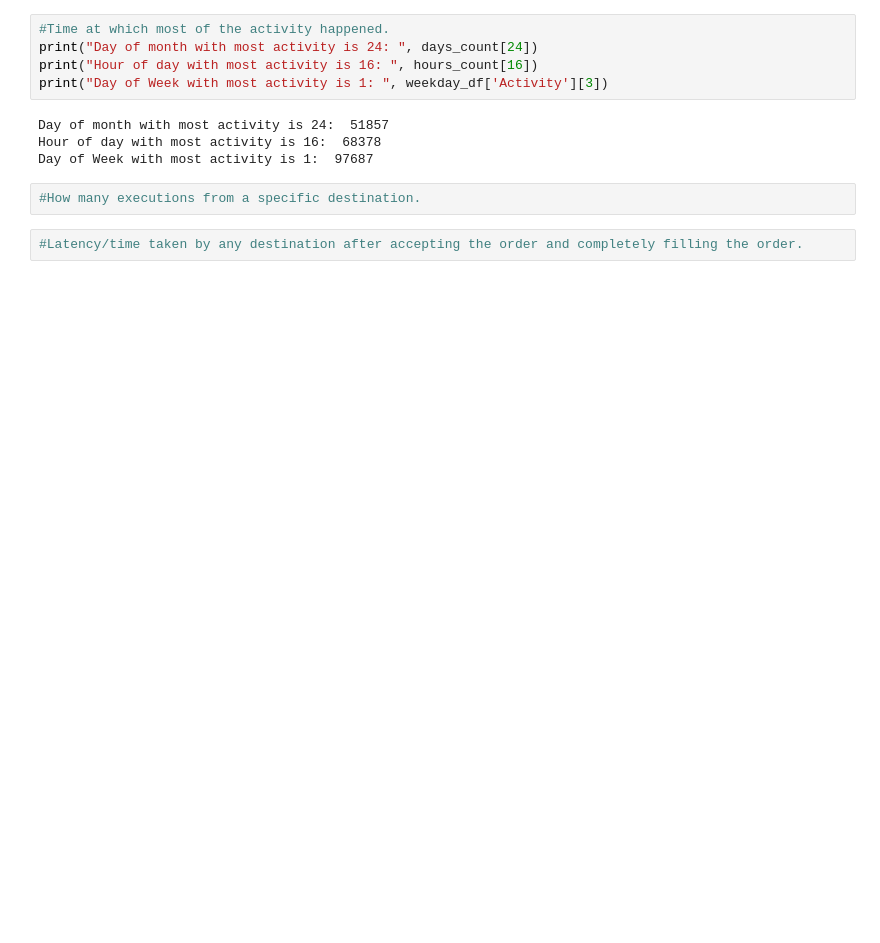
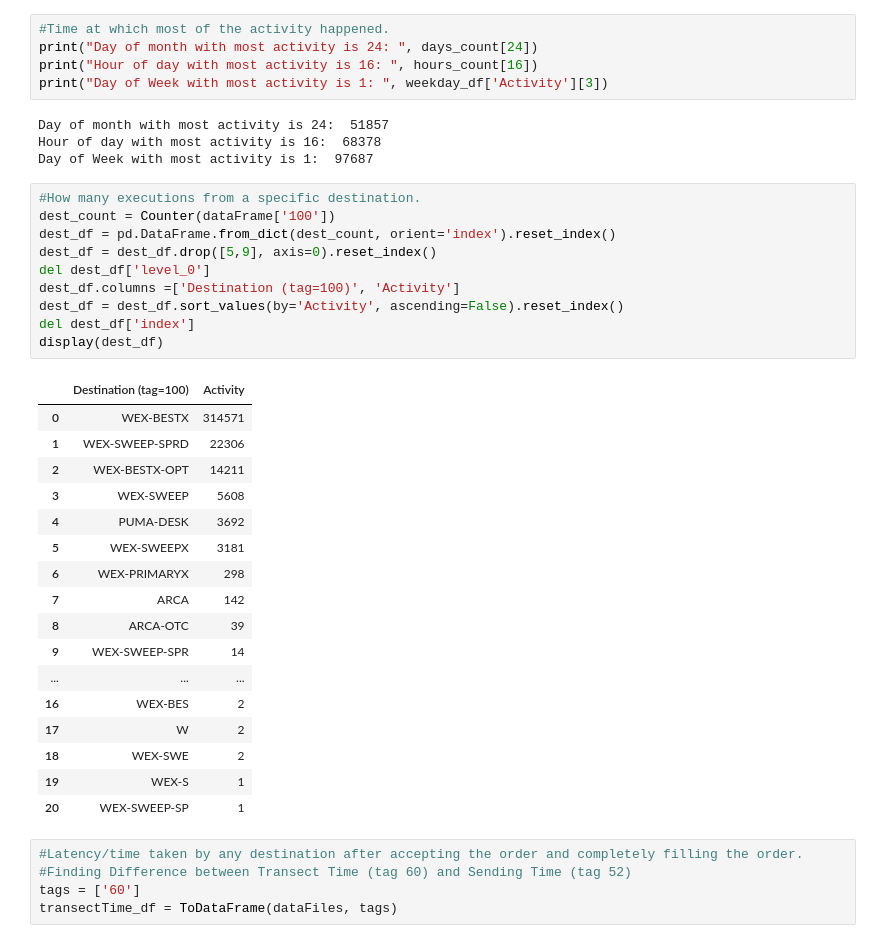
Before and after one commit to bilallogiciel/FIX-Parser, a Jupyter notebook: FIX_Parser.ipynb, the cells around one changed output. Cells and saved outputs as stored; diff of their text form; blank space fills up the shorter version.

```diff
--- a/FIX_Parser.ipynb
+++ b/FIX_Parser.ipynb
@@ -292,7 +311,36 @@ print("Day of Week with most activity is 1: ", weekday_df['Activity'][3])
 Day of month with most activity is 24:  51857
 Hour of day with most activity is 16:  68378
 Day of Week with most activity is 1:  97687
-# %%
-#How many executions from a specific destination.
+# %%
+#How many executions from a specific destination.
+dest_count = Counter(dataFrame['100'])
+dest_df = pd.DataFrame.from_dict(dest_count, orient='index').reset_index()
+dest_df = dest_df.drop([5,9], axis=0).reset_index()
+del dest_df['level_0']
+dest_df.columns =['Destination (tag=100)', 'Activity']
+dest_df = dest_df.sort_values(by='Activity', ascending=False).reset_index()
+del dest_df['index']
+display(dest_df)
+# %% [output]
+|  | Destination (tag=100) | Activity |
+| 0 | WEX-BESTX | 314571 |
+| 1 | WEX-SWEEP-SPRD | 22306 |
+| 2 | WEX-BESTX-OPT | 14211 |
+| 3 | WEX-SWEEP | 5608 |
+| 4 | PUMA-DESK | 3692 |
+| 5 | WEX-SWEEPX | 3181 |
+| 6 | WEX-PRIMARYX | 298 |
+| 7 | ARCA | 142 |
+| 8 | ARCA-OTC | 39 |
+| 9 | WEX-SWEEP-SPR | 14 |
+| ... | ... | ... |
+| 16 | WEX-BES | 2 |
+| 17 | W | 2 |
+| 18 | WEX-SWE | 2 |
+| 19 | WEX-S | 1 |
+| 20 | WEX-SWEEP-SP | 1 |
 # %%
 #Latency/time taken by any destination after accepting the order and completely filling the order.
+#Finding Difference between Transect Time (tag 60) and Sending Time (tag 52)
+tags = ['60']
+transectTime_df = ToDataFrame(dataFiles, tags)
```
Also changed, not shown: parts of 6 cells of this notebook.
